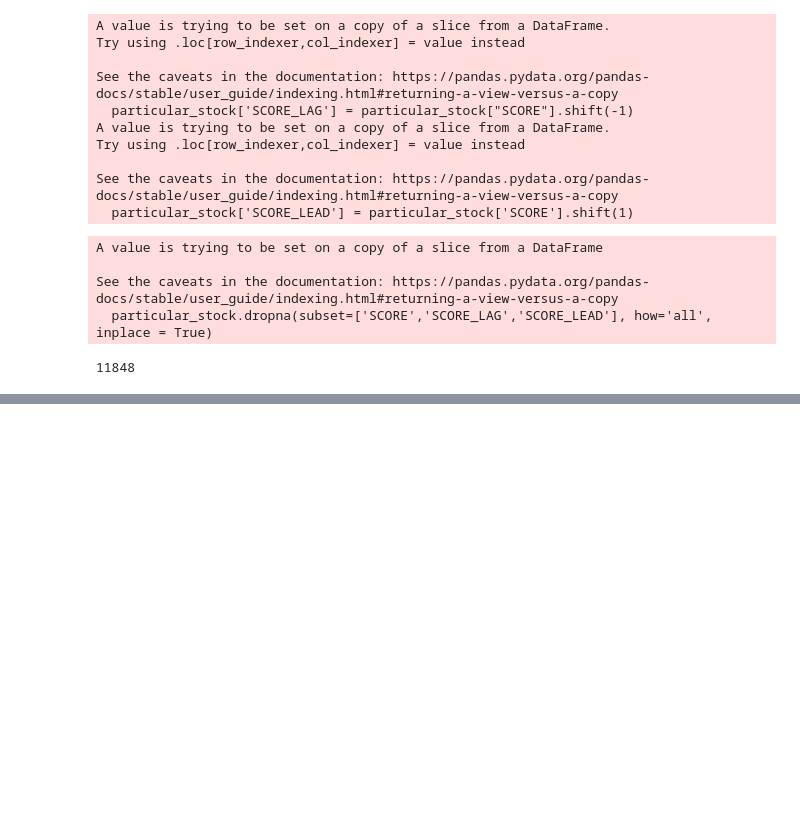
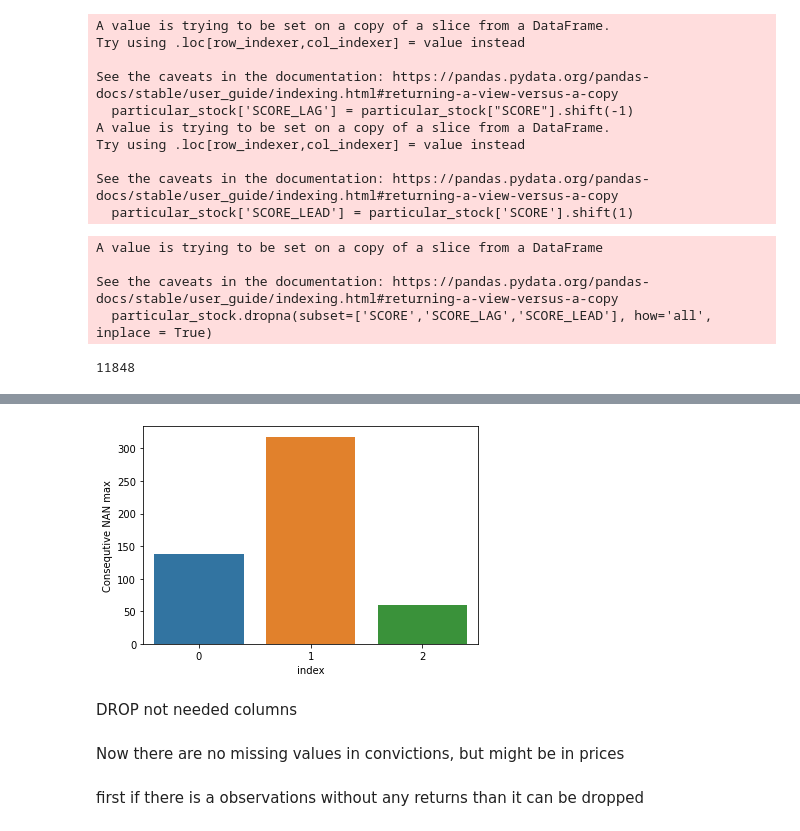
Before and after one commit to WojciechDopieralski/Finance_ML, a Jupyter notebook: Finance_ML/eda_analysis.ipynb, the cells around one changed output, grey strips where cells are left out. Cells and saved outputs as stored; diff of their text form; code cells hidden in the pictures; blank space fills up the shorter version.

```diff
--- a/Finance_ML/eda_analysis.ipynb
+++ b/Finance_ML/eda_analysis.ipynb
@@ -423,0 +348,11 @@ len(convictions_test)
+# %%
+list_of_companies = convictions_test["STOCK"].unique()
+# %%
+nulls = extract_nan_statistics(convictions_test, list_of_companies)
+nulls_max_value_counts = nulls['Consequtive NAN max'].value_counts().to_frame()
+nulls_max_value_counts.reset_index(inplace = True)
+# %%
+ax = sns.barplot(x="index", y="Consequtive NAN max", data=nulls_max_value_counts)
+plt.show()
+# %% [output]
+[figure, added]
@@ -423,0 +363,2 @@ len(convictions_test)
+# %% [markdown]
+DROP not needed columns
@@ -423,0 +367,4 @@ len(convictions_test)
+# %% [markdown]
+Now there are no missing values in convictions, but might be in prices
+# %% [markdown]
+first if there is a observations without any returns than it can be dropped
```
Also changed, not shown: parts of 12 cells of this notebook, 1 other file.
